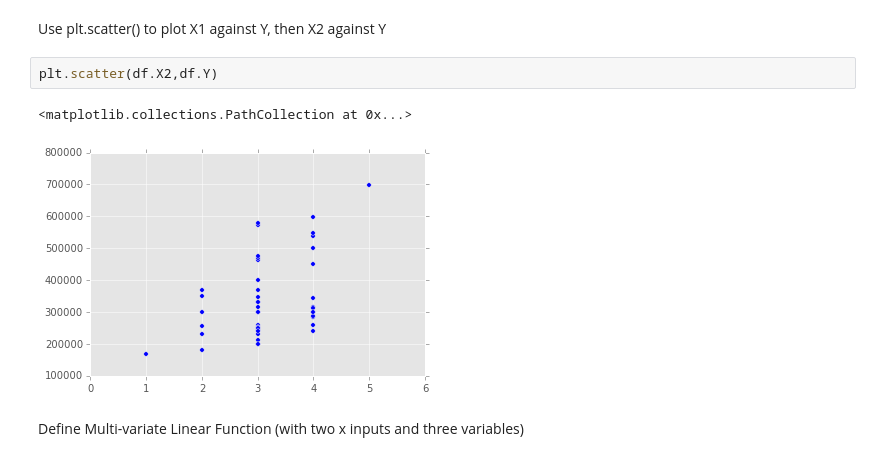
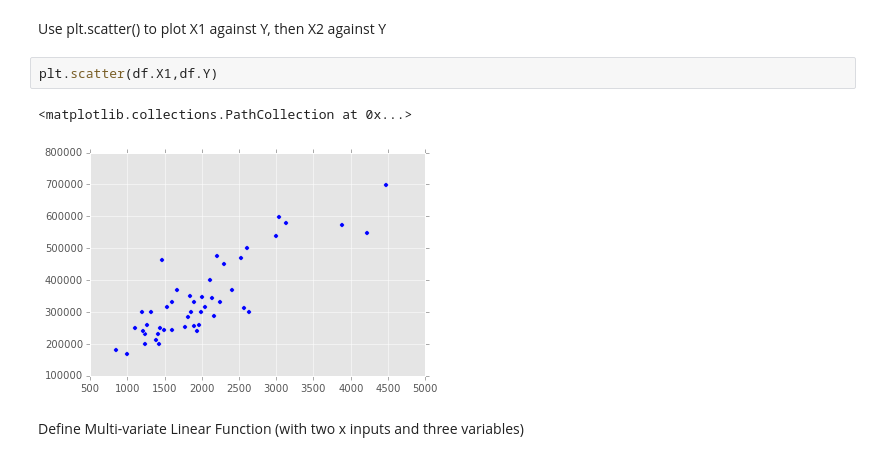
Before and after one commit to plthiyagu/training, a Jupyter notebook: Machine Learning/Exercises/Linear Regression with Multiple Features - Answers.ipynb, the cells around one changed output. Saved outputs shown, nothing was run; the diff lists cells and outputs as text.

```diff
--- a/Machine Learning/Exercises/Linear Regression with Multiple Features - Answers.ipynb
+++ b/Machine Learning/Exercises/Linear Regression with Multiple Features - Answers.ipynb
@@ -30,10 +31,10 @@ df.head()
 # %% [markdown]
 Use plt.scatter() to plot X1 against Y, then X2 against Y
 # %%
-plt.scatter(df.X2,df.Y)
+plt.scatter(df.X1,df.Y)
 # %% [output]
 <matplotlib.collections.PathCollection at 0x...>
-[figure, old version]
+[figure, new version]
 # %% [markdown]
 Define Multi-variate Linear Function (with two x inputs and three variables)
 # %%
```
Also changed, not shown: parts of 14 cells of this notebook, 6 other files.
